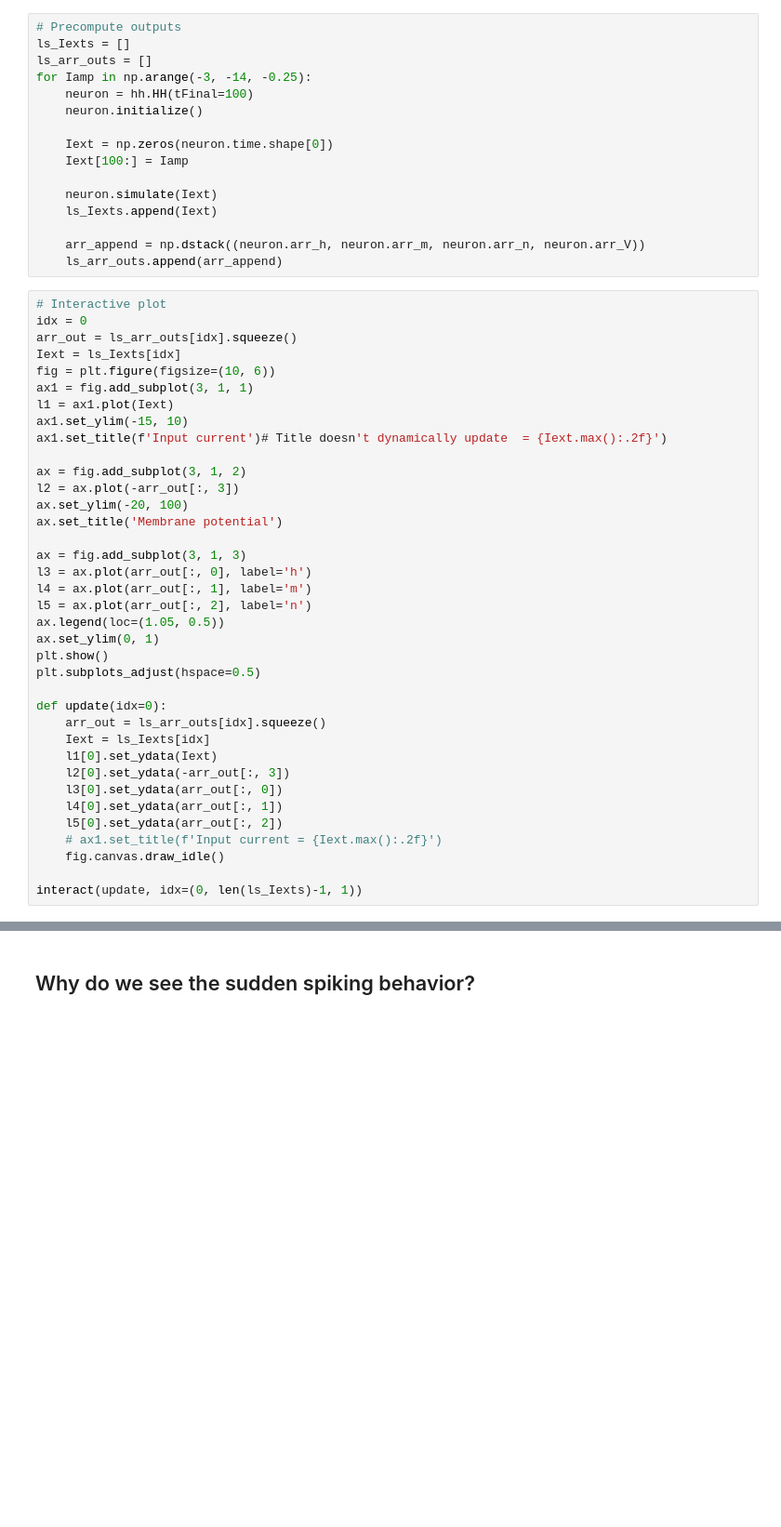
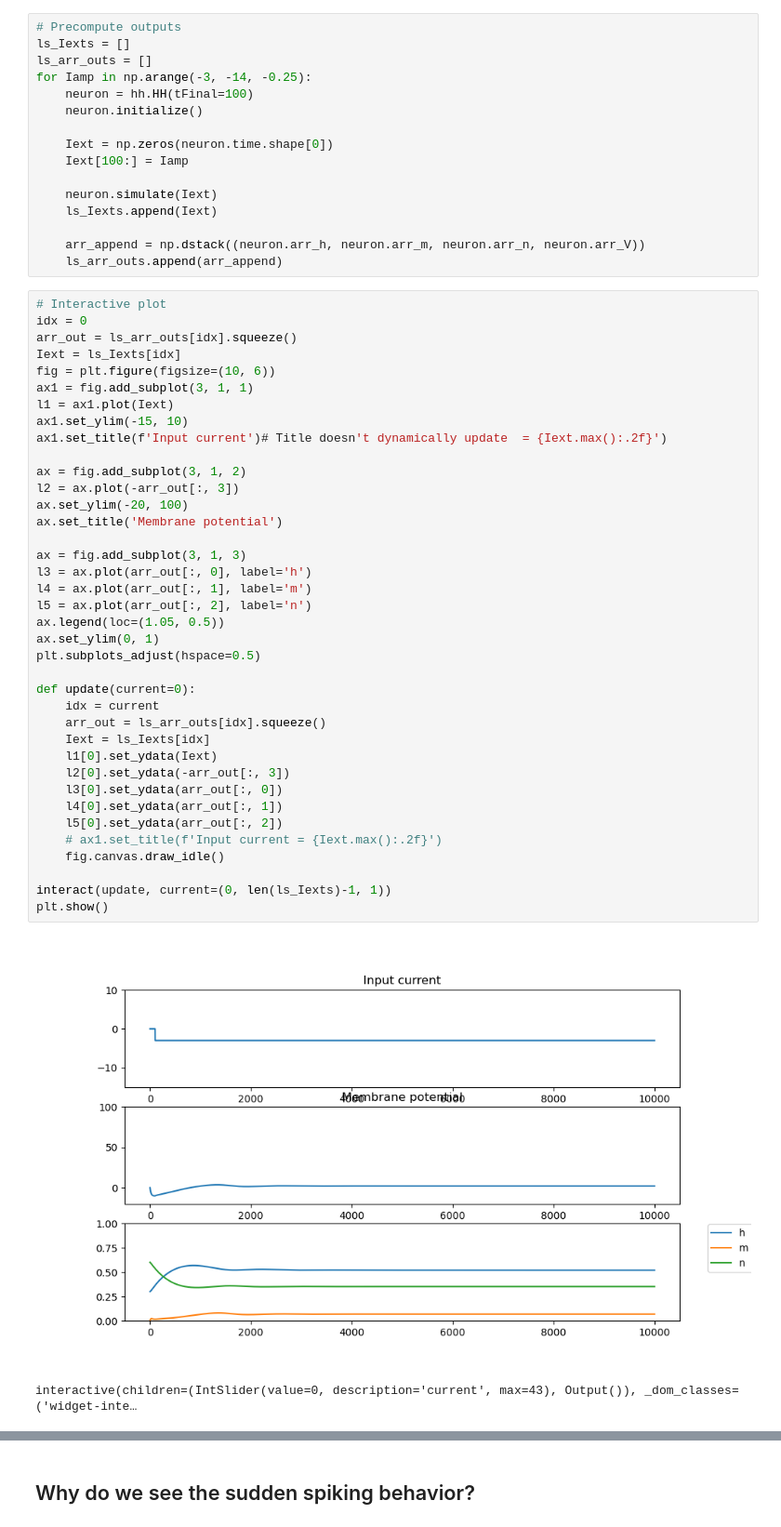
Before and after one commit to vmr160030/545, a Jupyter notebook: W5_diffeq/presentation_plots.ipynb, the cells around one changed output, grey strips where cells are left out. Shown at 93% size. Saved outputs shown, nothing was run; the diff lists cells and outputs as text; blank space fills up the shorter version.

```diff
--- a/W5_diffeq/presentation_plots.ipynb
+++ b/W5_diffeq/presentation_plots.ipynb
@@ -82,33 +94,37 @@ arr_out = ls_arr_outs[idx].squeeze()
 Iext = ls_Iexts[idx]
 fig = plt.figure(figsize=(10, 6))
 ax1 = fig.add_subplot(3, 1, 1)
 l1 = ax1.plot(Iext)
 ax1.set_ylim(-15, 10)
 ax1.set_title(f'Input current')# Title doesn't dynamically update  = {Iext.max():.2f}')
 
 ax = fig.add_subplot(3, 1, 2)
 l2 = ax.plot(-arr_out[:, 3])
 ax.set_ylim(-20, 100)
 ax.set_title('Membrane potential')
 
 ax = fig.add_subplot(3, 1, 3)
 l3 = ax.plot(arr_out[:, 0], label='h')
 l4 = ax.plot(arr_out[:, 1], label='m')
 l5 = ax.plot(arr_out[:, 2], label='n')
 ax.legend(loc=(1.05, 0.5))
 ax.set_ylim(0, 1)
-plt.show()
 plt.subplots_adjust(hspace=0.5)
 
-def update(idx=0):
+def update(current=0):
+    idx = current
     arr_out = ls_arr_outs[idx].squeeze()
     Iext = ls_Iexts[idx]
     l1[0].set_ydata(Iext)
     l2[0].set_ydata(-arr_out[:, 3])
     l3[0].set_ydata(arr_out[:, 0])
     l4[0].set_ydata(arr_out[:, 1])
     l5[0].set_ydata(arr_out[:, 2])
     # ax1.set_title(f'Input current = {Iext.max():.2f}')
     fig.canvas.draw_idle()
 
-interact(update, idx=(0, len(ls_Iexts)-1, 1))
+interact(update, current=(0, len(ls_Iexts)-1, 1))
+plt.show()
+# %% [output]
+[figure, added]
+interactive(children=(IntSlider(value=0, description='current', max=43), Output()), _dom_classes=('widget-inte…
```
Also changed, not shown: parts of 7 cells of this notebook.
